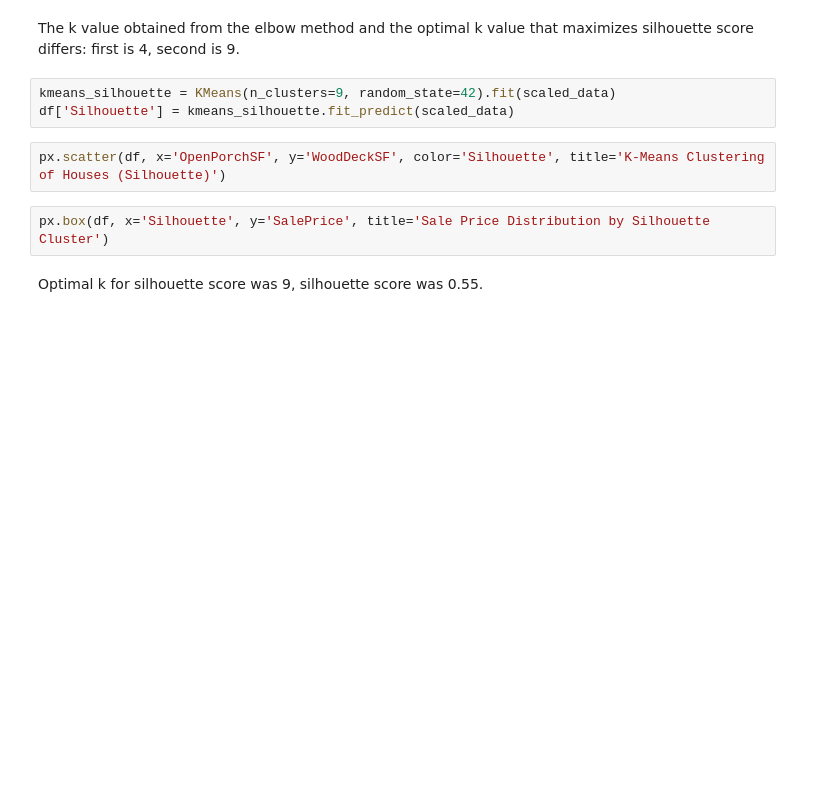
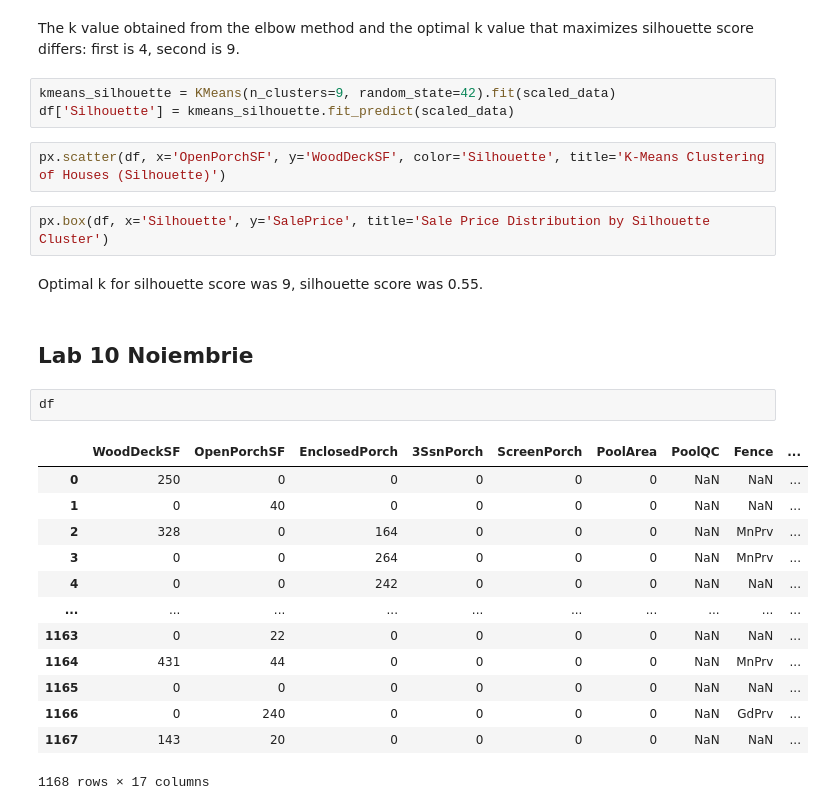
Before and after one commit to OctaMarina/house-price-prediction-integra, a Jupyter notebook: notebooks/kmeans_biro_daniel.ipynb, the cells around one changed output. Saved outputs shown, nothing was run; the diff lists cells and outputs as text; blank space fills up the shorter version.

```diff
--- a/notebooks/kmeans_biro_daniel.ipynb
+++ b/notebooks/kmeans_biro_daniel.ipynb
@@ -116,3 +116,21 @@ px.scatter(df, x='OpenPorchSF', y='WoodDeckSF', color='Silhouette', title='K-Mea
 px.box(df, x='Silhouette', y='SalePrice', title='Sale Price Distribution by Silhouette Cluster')
 # %% [markdown]
 Optimal k for silhouette score was 9, silhouette score was 0.55.
+# %% [markdown]
+## Lab 10 Noiembrie
+# %%
+df
+# %% [output]
+|  | WoodDeckSF | OpenPorchSF | EnclosedPorch | 3SsnPorch | ScreenPorch | PoolArea | PoolQC | Fence | ... |
+| 0 | 250 | 0 | 0 | 0 | 0 | 0 | NaN | NaN | ... |
+| 1 | 0 | 40 | 0 | 0 | 0 | 0 | NaN | NaN | ... |
+| 2 | 328 | 0 | 164 | 0 | 0 | 0 | NaN | MnPrv | ... |
+| 3 | 0 | 0 | 264 | 0 | 0 | 0 | NaN | MnPrv | ... |
+| 4 | 0 | 0 | 242 | 0 | 0 | 0 | NaN | NaN | ... |
+| ... | ... | ... | ... | ... | ... | ... | ... | ... | ... |
+| 1163 | 0 | 22 | 0 | 0 | 0 | 0 | NaN | NaN | ... |
+| 1164 | 431 | 44 | 0 | 0 | 0 | 0 | NaN | MnPrv | ... |
+| 1165 | 0 | 0 | 0 | 0 | 0 | 0 | NaN | NaN | ... |
+| 1166 | 0 | 240 | 0 | 0 | 0 | 0 | NaN | GdPrv | ... |
+| 1167 | 143 | 20 | 0 | 0 | 0 | 0 | NaN | NaN | ... |
+1168 rows × 17 columns
```
Also changed, not shown: parts of 19 cells of this notebook, 3 other files.
